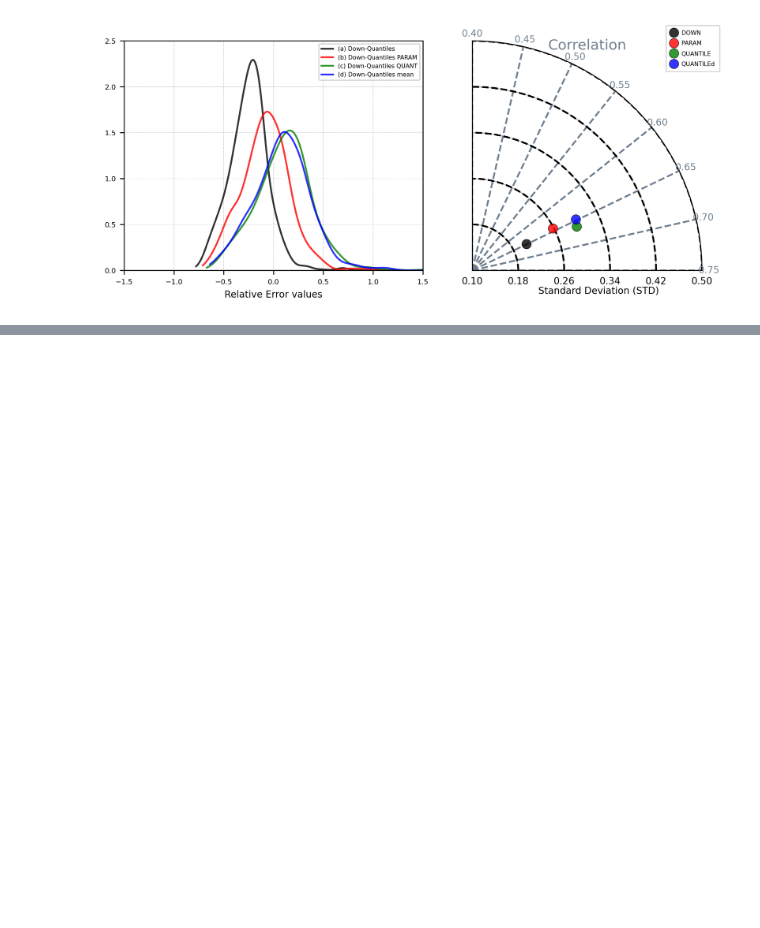
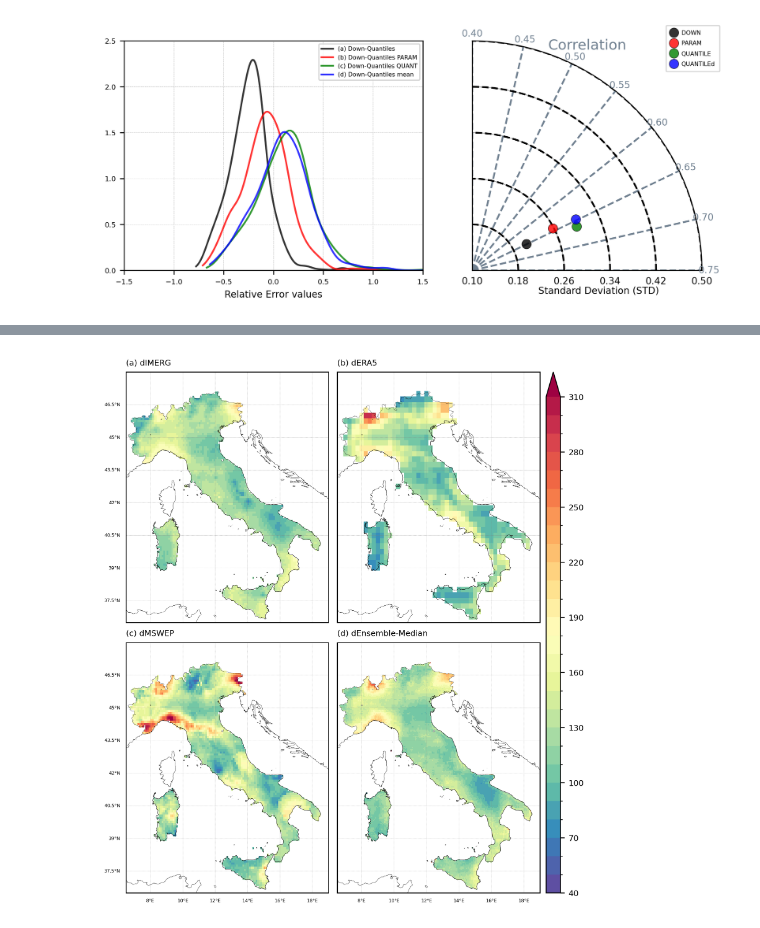
Before and after one commit to mhacarthur/downpy, a Jupyter notebook: 3_new/3_bias_QUANTILE_PARAM.ipynb, the cells around one changed output, grey strips where cells are left out. Saved outputs shown, nothing was run; the diff lists cells and outputs as text; code cells hidden in the pictures; blank space fills up the shorter version.

```diff
--- a/3_new/3_bias_QUANTILE_PARAM.ipynb
+++ b/3_new/3_bias_QUANTILE_PARAM.ipynb
@@ -789,0 +792,2 @@ plt.subplots_adjust(left=0.05, bottom=0.05, right=0.95, top=0.95, wspace=0.05, h
+# %%
+italy_geom = ITALY.union_all()
@@ -789,0 +823,71 @@ plt.subplots_adjust(left=0.05, bottom=0.05, right=0.95, top=0.95, wspace=0.05, h
+# %%
+data_dir = os.path.join(dir_base,'Satellite','6_DOWN_BCorrected','PARAM','LTO','ITALY_DOWN_ENSEMBLE_median_1dy_2002_2023_npix_2_thr_1_acf_mar_genetic_pearson_LTO_0307.nc')
+DATA = xr.open_dataset(data_dir)
+
+lon2dEN, lat2dEN = np.meshgrid(DATA.lon.data, DATA.lat.data)
+MEVd_EN = DATA.Mev_d
+
+mask_italy = sv.contains(italy_geom, lon2dEN, lat2dEN)
+MEVd_EN = MEVd_EN.where(mask_italy)
+# %%
+Mev_levels = np.arange(40, 320, 10)
+Mev_cmap = plt.cm.Spectral_r
+
+norm = mcolors.BoundaryNorm(boundaries=Mev_levels, ncolors=Mev_cmap.N, extend='max')
+# %%
+pos = 3
+
+proj = ccrs.PlateCarree()
+
+fig = plt.figure(figsize=(6, 7), dpi=300)
+gs = gridspec.GridSpec(2, 2)
+# ==========================================================================================================
+
+axes = []
+for nraw in range(2):
+    for ncol in range(2):
+        ax = fig.add_subplot(gs[nraw, ncol], projection=proj)
+        ITALY.plot(facecolor='None', edgecolor='k', ax=ax, linewidth=0.3, zorder=21, alpha=0.5)
+        ax.set_extent([lon_min, lon_max, lat_min, lat_max], crs=proj)
+        ax.coastlines(linewidth=0.2)
+        axes.append(ax)
+
+        gl = ax.gridlines(crs=proj,draw_labels=True,linewidth=0.2,color='gray',alpha=0.5,linestyle='--')
+        if nraw == 0:
+            gl.bottom_labels = False
+        else:
+            gl.bottom_labels = True
+        if ncol == 1:
+            gl.left_labels = False
+        else:
+            gl.left_labels = True
+        gl.top_labels = False
+        gl.right_labels = False
+        gl.xlabel_style = {'size': 4, 'color': 'k'}
+        gl.ylabel_style = {'size': 4, 'color': 'k'}
+
+# ==========================================================================================================
+a1 = axes[0].pcolormesh(lon2dIM, lat2dIM, MEVd_IM[pos,:,:], cmap=Mev_cmap, norm=norm)
+axes[0].set_title(f'(a) dIMERG', fontsize=7, loc='left')
+
+# ==========================================================================================================
+a1 = axes[1].pcolormesh(lon2dER, lat2dER, MEVd_ER[pos,:,:], cmap=Mev_cmap, norm=norm)
+axes[1].set_title(f'(b) dERA5', fontsize=7, loc='left')
+
+# ==========================================================================================================
+a1 = axes[2].pcolormesh(lon2dMS, lat2dMS, MEVd_MS[pos,:,:], cmap=Mev_cmap, norm=norm)
+axes[2].set_title(f'(c) dMSWEP', fontsize=7, loc='left')
+
+# ==========================================================================================================
+a1 = axes[3].pcolormesh(lon2dEN, lat2dEN, MEVd_EN[pos,:,:], cmap=Mev_cmap, norm=norm)
+axes[3].set_title(f'(d) dEnsemble-Median', fontsize=7, loc='left')
+
+# ==========================================================================================================
+cbar_ax = fig.add_axes([0.93, 0.05, 0.029, 0.9])#0.96
+cbar = fig.colorbar(a1, cax=cbar_ax, orientation='vertical')
+cbar.ax.tick_params(labelsize=7)
+# cbar.set_label("Relative Error", fontsize=7, labelpad=10)
+
+plt.subplots_adjust(left=0.05, bottom=0.05, right=0.95, top=0.95, wspace=-0.1, hspace=0.08)
+# %% [output]
+[figure, added]
```
Also changed, not shown: parts of 4 cells of this notebook, 6 other files.
